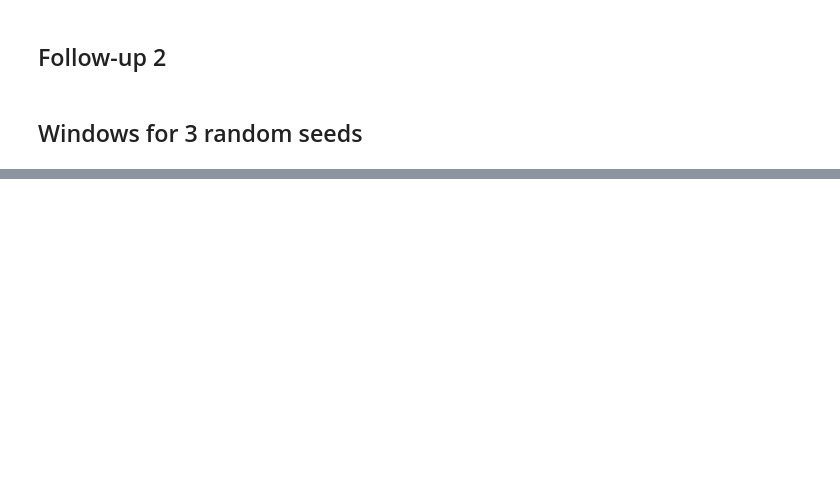
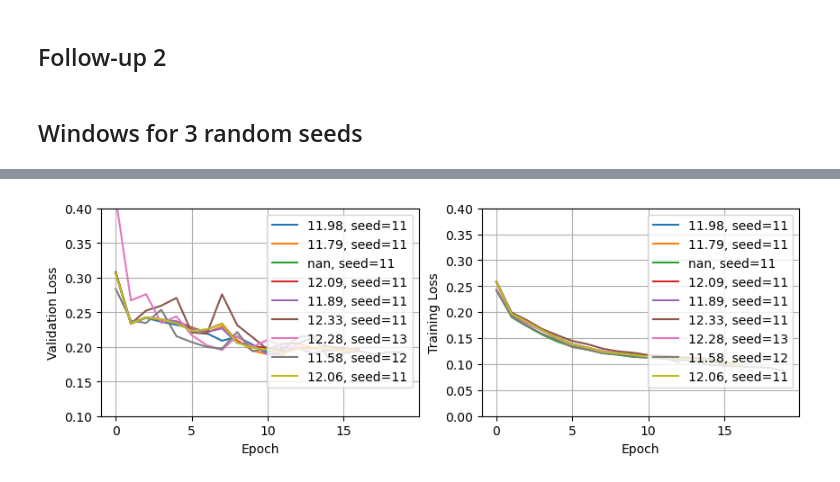
Before and after one commit to yazidhannachi/DLAM-Group6, a Jupyter notebook: submission_template/analysis.ipynb, the cells around one changed output, grey strips where cells are left out. Drawn from its saved outputs; the diff is of its cells as text; code cells hidden in the pictures; blank space fills up the shorter version.

```diff
--- a/submission_template/analysis.ipynb
+++ b/submission_template/analysis.ipynb
@@ -390,6 +460,7 @@ axs[1].set_ylim(0, 0.5)
 # %%
 subset = summary_table.query("""experiment_id=='1' &\
 `params.shared.pred_len`=='4' &\
+`params.shared.seq_len`=='720' &\
 `params.training.alpha`.isna() &\
 `params.training.optimizer_kwargs.lr`=='0.003' &\
 `params.model.model_kwargs.kwargs.xlstm_num_heads`=='8' &\
@@ -398,3 +469,5 @@ subset = summary_table.query("""experiment_id=='1' &\
 `params.data.stride`=='12' &\
 `params.model.prior`.isna() &\
 `params.shared.criterion`=='Huber'""")
+plot_subset(subset, param_of_interest='params.seed')
+# %% [output]
@@ -401 +477,2 @@ subset = summary_table.query("""experiment_id=='1' &\
+[figure, added]
 # %%
```
Also changed, not shown: parts of 45 cells of this notebook.
